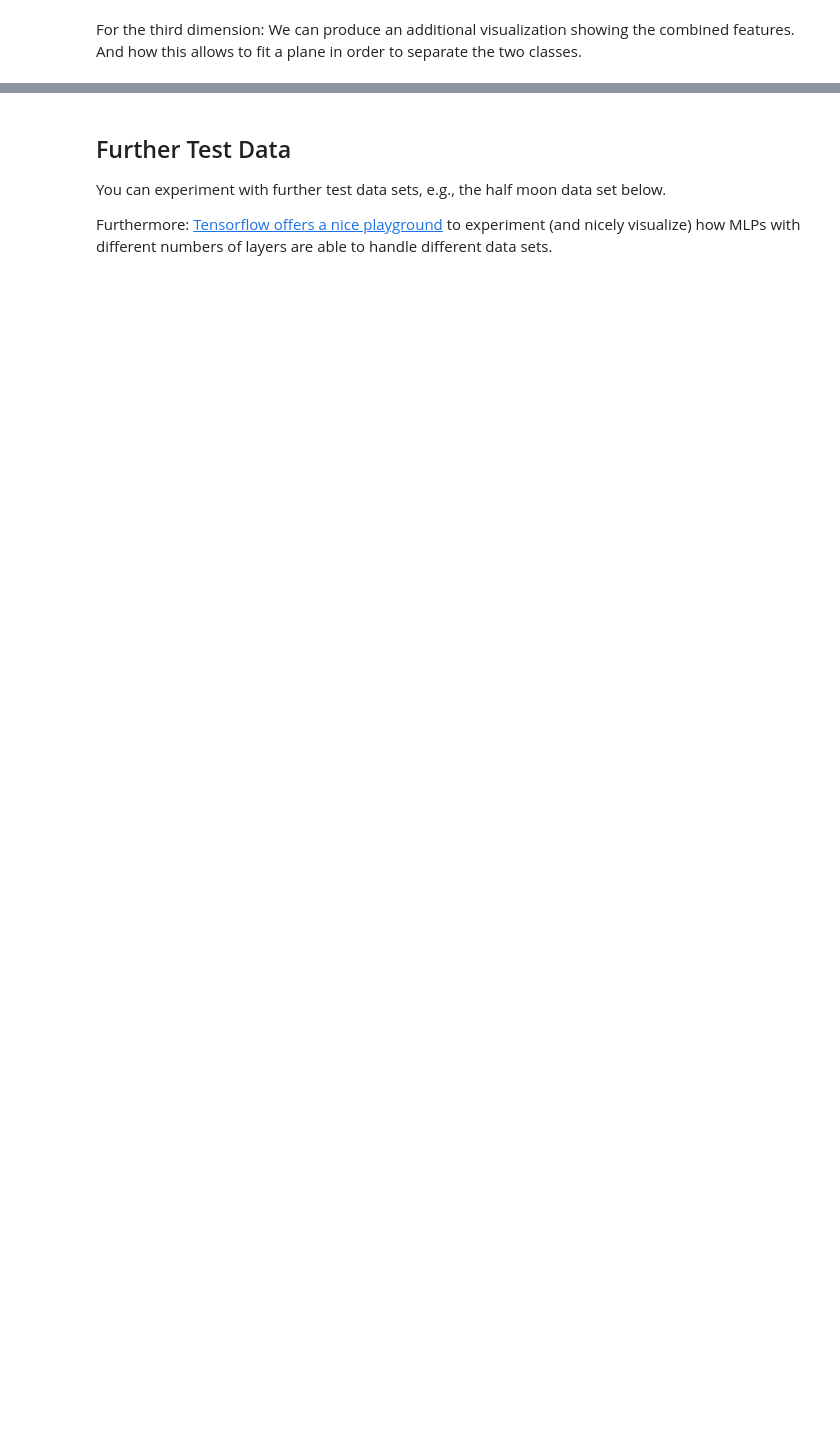
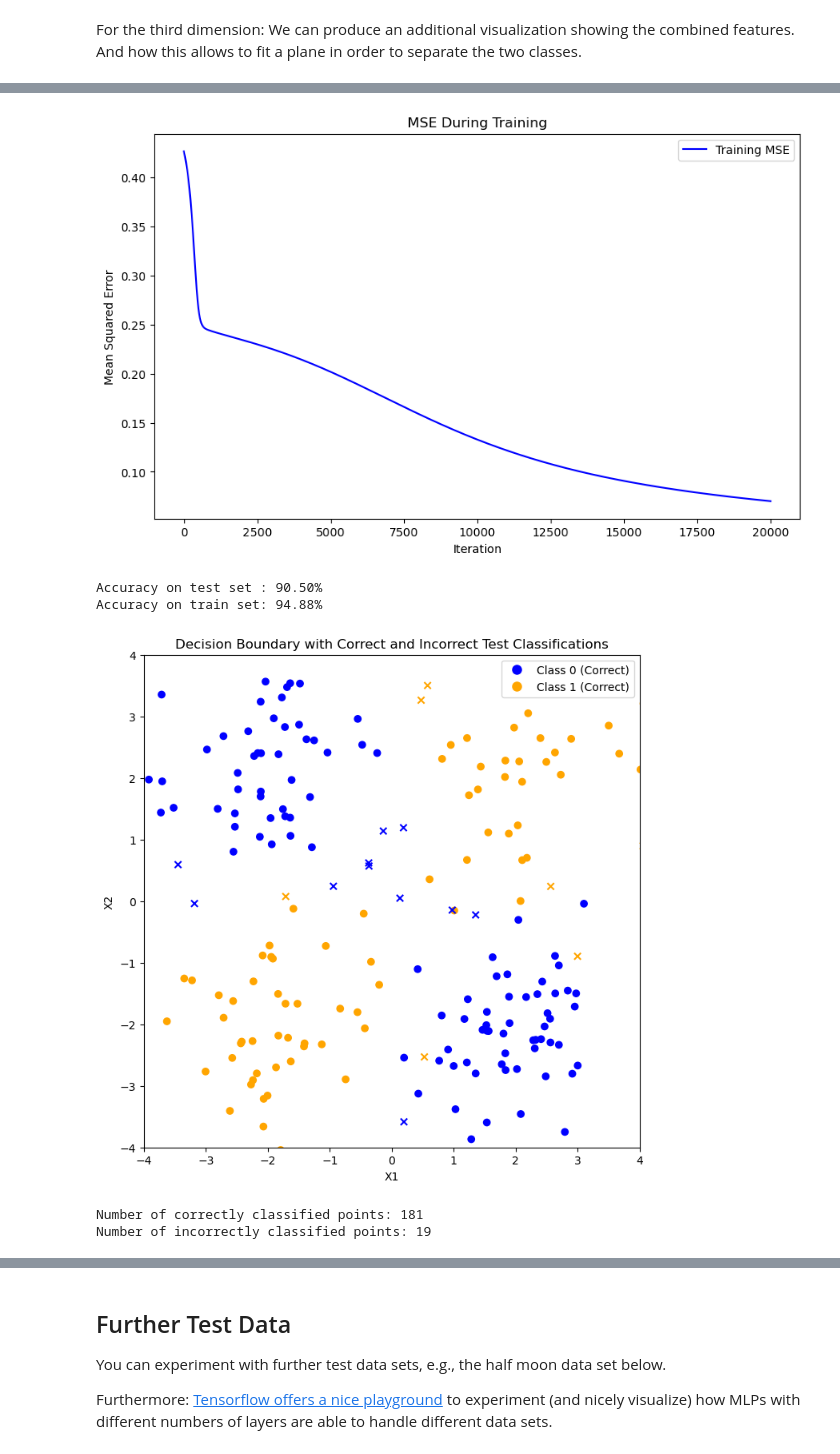
Before and after one commit to MarvinKohnen/deep-reinforcement-learning, a Jupyter notebook: drl_deep_course/5_MLP/5_A_Classification.ipynb, the cells around one changed output, grey strips where cells are left out. Drawn from its saved outputs; the diff is of its cells as text; code cells hidden in the pictures; blank space fills up the shorter version.

```diff
--- a/drl_deep_course/5_MLP/5_A_Classification.ipynb
+++ b/drl_deep_course/5_MLP/5_A_Classification.ipynb
@@ -481,8 +503,6 @@ class MLPClass:
         self.mse_history = []  # List to store MSE at each iteration
         self.activation_function = SigmoidActivationFunction()  # Use the SigmoidActivationFunction class
 
-        # TODO: Why don't we use initial weights of zero? Consider the forward and backward pass.
-        # Also, consider the dimensionalities.
         # Initialize weights for input-to-hidden layer and hidden-to-output layer
         self.weights = [
             np.random.rand(hidden_dim, input_dim + 1),  # Weights for input-to-hidden (4 neurons, input_dim + 1 for bias)
@@ -524,7 +544,9 @@ class MLPClass:
         hidden_output = self.activation_function(hidden_input)  # Apply activation to hidden layer output
 
         # Forward pass through the output layer
-        # TODO: Extend the forward pass - from the hidden layers to the output.
+        hidden_output_with_bias = self.add_bias_column(hidden_output)  # Add bias to hidden layer output
+        output_input = np.dot(hidden_output_with_bias, self.weights[1].T)  # Linear combination for output layer
+        output = self.activation_function(output_input)  # Apply activation to output layer
 
         return output, hidden_output_with_bias  # Return both output and hidden layer with bias for backward pass
 
@@ -573,7 +595,9 @@ class MLPClass:
             # ---- Step 1: Backpropagation for Output Layer ----
             # Calculate error at the output layer
             output_error = output - y  # Error at the output layer
-            output_delta = output_error * self.activation_function.derivative(output)  # Delta for output layer
+            # Correction -- delta is on derivative with respect to input to the output layer
+            output_input = np.dot(hidden_output_with_bias, self.weights[1].T)  # Linear combination at output layer
+            output_delta = output_error * self.activation_function.derivative(output_input)  # Delta for output layer
 
             # Calculate gradient for the output layer weights
             output_gradient = np.dot(output_delta.T, hidden_output_with_bias) / X.shape[0]
@@ -582,15 +606,13 @@ class MLPClass:
             self.weights[1] -= self.learning_rate * output_gradient
 
             # ---- Step 2: Backpropagation for Hidden Layer ----
-            # TODO TASK B: Calculate the delta for the hidden layer
-            # See below for math formulas.
-            # First, calculate the hidden_delta (pushing this backwards from the output
-            #    (in this case only one unit in the output layer which simplifies everything))
-            #    This is how the output_delta is distributed backwards into the preceding layer.
-            # Second, calculate the hidden_gradient (similar to above) for the weights in the hidden layer.
-            hidden_delta =
+            # Calculate the delta for the hidden layer
+            # Correction -- delta is on derivative with respect to input to the output layer
+            hidden_input = np.dot(X_with_bias, self.weights[0].T)  # Linear combination at hidden layer
+            hidden_delta = np.dot(output_delta, self.weights[1][:, 1:]) * self.activation_function.derivative(hidden_input)
+
             # Calculate gradient for the hidden layer weights
-            hidden_gradient =
+            hidden_gradient = np.dot(hidden_delta.T, X_with_bias) / X.shape[0]
 
             # Update weights for the hidden layer
             self.weights[0] -= self.learning_rate * hidden_gradient
@@ -607,7 +629,7 @@ from sklearn.metrics import accuracy_score
 
 # Initialize and train the MLPClass model
 input_dim = X_train.shape[1]
-model = MLPClass(input_dim=input_dim, hidden_dim=8, learning_rate=0.03, n_iterations=10000)
+model = MLPClass(input_dim=input_dim, hidden_dim=8, learning_rate=0.03, n_iterations=20000)
 model.fit(X_train, y_train)
 
 # Plot the learning curve
@@ -640,33 +662,40 @@ for i in range(len(y_test)):
     if y_pred_labels[i] == y_test[i]:  # Correct classification
         correct_x.append(X_test[i, 0])
         correct_y.append(X_test[i, 1])
         correct_colors.append('blue' if y_test[i] == 0 else 'orange')
     else:  # Incorrect classification
         incorrect_x.append(X_test[i, 0])
         incorrect_y.append(X_test[i, 1])
         incorrect_colors.append('blue' if y_test[i] == 0 else 'orange')
 
 # Plot decision boundary and test data points
 plt.figure(figsize=(8, 8))
 
 # Plot correctly classified points (circles) and incorrectly classified points (crosses) with class color
 plt.scatter(correct_x, correct_y, c=correct_colors, marker='o', label='Correctly Classified')
 plt.scatter(incorrect_x, incorrect_y, c=incorrect_colors, marker='x', label='Incorrectly Classified')
 
 # Adding legend for color and boundary
 correct_class_label = plt.Line2D([0], [0], marker='o', color='w', markerfacecolor='blue', markersize=10, label='Class 0 (Correct)')
 incorrect_class_label = plt.Line2D([0], [0], marker='o', color='w', markerfacecolor='orange', markersize=10, label='Class 1 (Correct)')
 plt.legend(handles=[correct_class_label, incorrect_class_label])
 
 plt.xlim(-4, 4)
 plt.ylim(-4, 4)
 plt.xlabel("X1")
 plt.ylabel("X2")
 plt.title("Decision Boundary with Correct and Incorrect Test Classifications")
 plt.show()
 
 print("Number of correctly classified points:", len(correct_x))
 print("Number of incorrectly classified points:", len(incorrect_x))
+# %% [output]
+[figure, added]
+Accuracy on test set : 90.50%
+Accuracy on train set: 94.88%
+[figure, added]
+Number of correctly classified points: 181
+Number of incorrectly classified points: 19
 # %% [markdown]
 ## Gradient Computation for MLP
 
```
Also changed, not shown: parts of 6 cells of this notebook.
